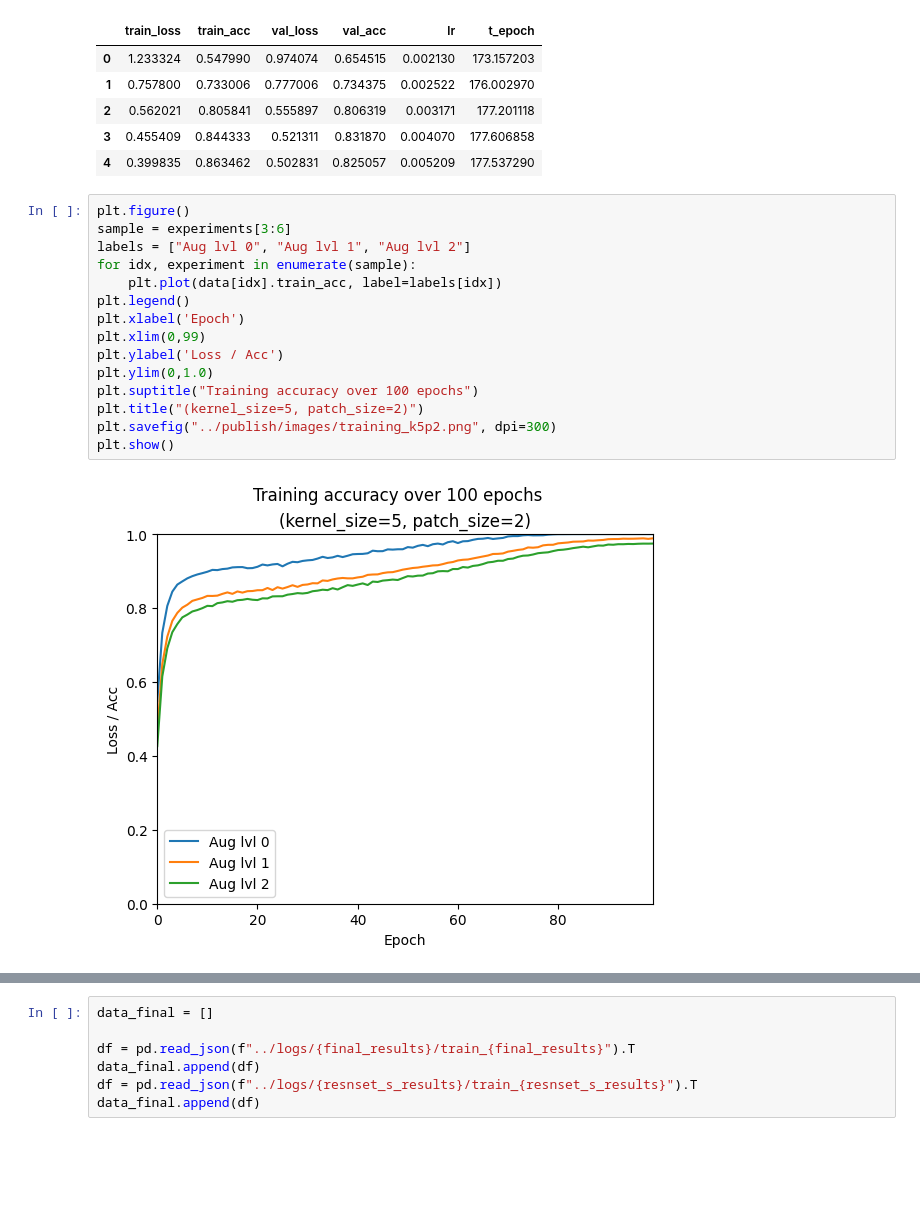
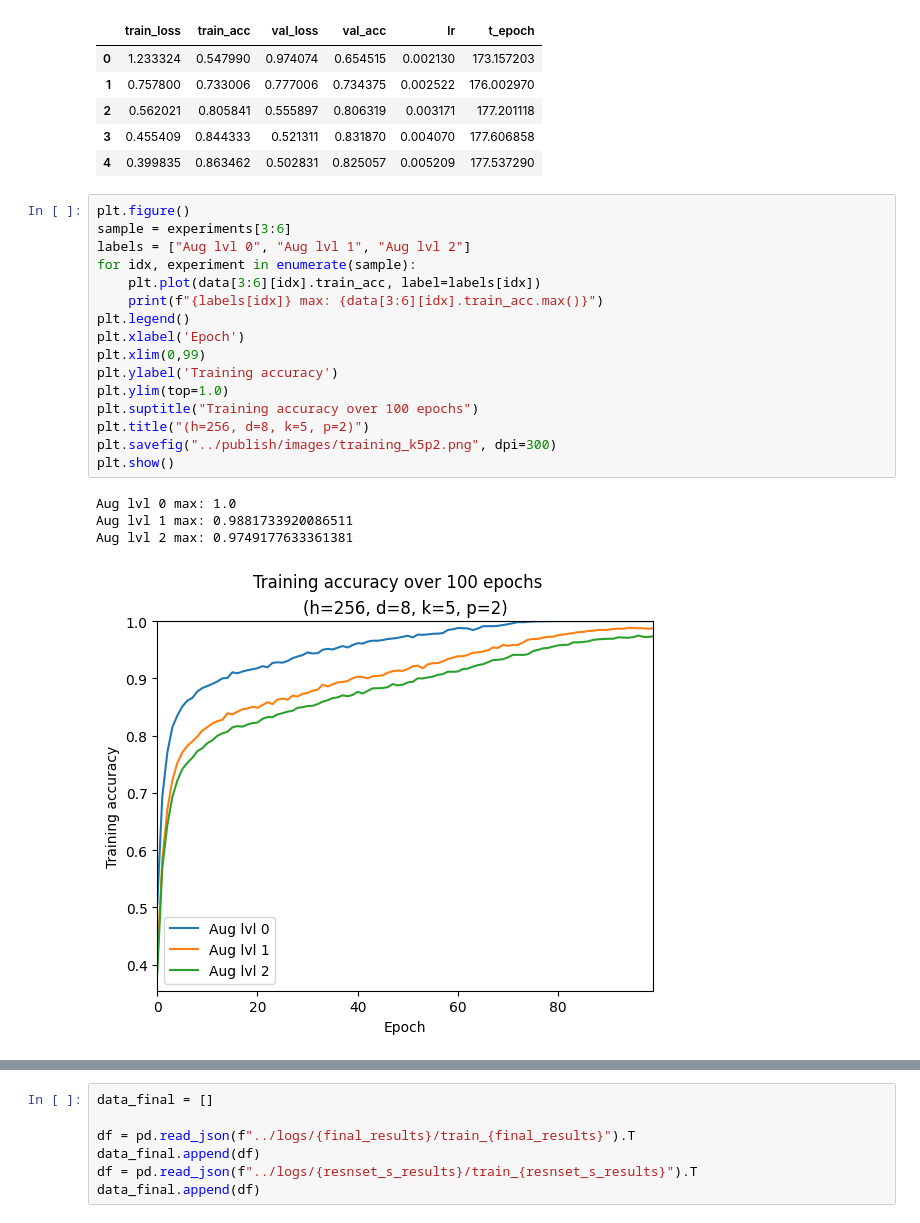
Before and after one commit to cprimel/cifar10-pytorch, a Jupyter notebook: examples/plots.ipynb, the cells around one changed output, grey strips where cells are left out. Saved outputs shown, nothing was run; the diff lists cells and outputs as text; blank space fills up the shorter version.

```diff
--- a/examples/plots.ipynb
+++ b/examples/plots.ipynb
@@ -40,17 +40,21 @@ convmixer256_16_k9_p2_00
 # %%
 plt.figure()
 sample = experiments[3:6]
 labels = ["Aug lvl 0", "Aug lvl 1", "Aug lvl 2"]
 for idx, experiment in enumerate(sample):
-    plt.plot(data[idx].train_acc, label=labels[idx])
+    plt.plot(data[3:6][idx].train_acc, label=labels[idx])
+    print(f"{labels[idx]} max: {data[3:6][idx].train_acc.max()}")
 plt.legend()
 plt.xlabel('Epoch')
 plt.xlim(0,99)
-plt.ylabel('Loss / Acc')
-plt.ylim(0,1.0)
+plt.ylabel('Training accuracy')
+plt.ylim(top=1.0)
 plt.suptitle("Training accuracy over 100 epochs")
-plt.title("(kernel_size=5, patch_size=2)")
+plt.title("(h=256, d=8, k=5, p=2)")
 plt.savefig("../publish/images/training_k5p2.png", dpi=300)
 plt.show()
 # %% [output]
+Aug lvl 0 max: 1.0
+Aug lvl 1 max: 0.9881733920086511
+Aug lvl 2 max: 0.9749177633361381
-[figure, old version]
+[figure, new version]
```
Also changed, not shown: parts of 6 cells of this notebook, 8 other files.
